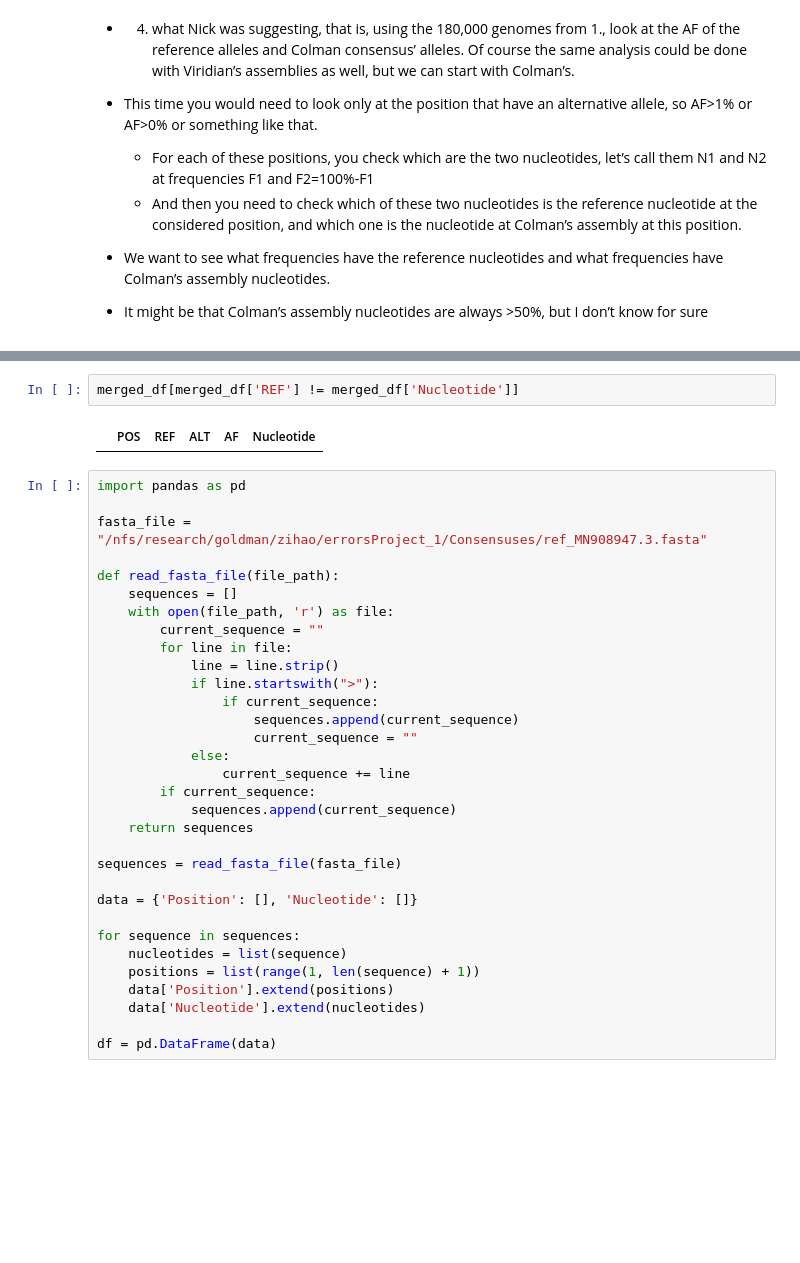
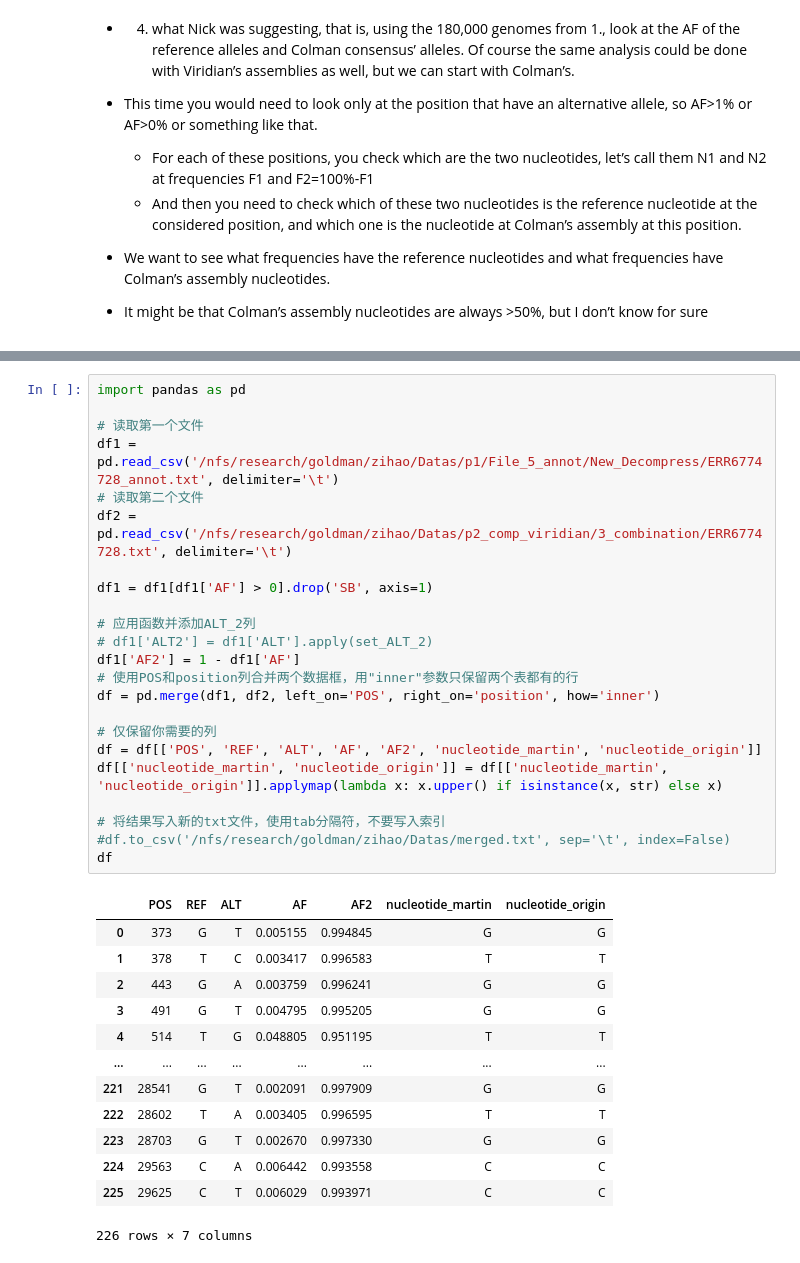
Before and after one commit to NicolaDM/EBI_INTER, a Jupyter notebook: Project_1_errorAnalysis/2.forAF_P4/1.Extract_annot.ipynb, the cells around one changed output, grey strips where cells are left out. Cells and saved outputs as stored; diff of their text form; blank space fills up the shorter version.

```diff
--- a/Project_1_errorAnalysis/2.forAF_P4/1.Extract_annot.ipynb
+++ b/Project_1_errorAnalysis/2.forAF_P4/1.Extract_annot.ipynb
@@ -117,36 +14,37 @@ merged_df
-# %%
-merged_df[merged_df['REF'] != merged_df['Nucleotide']]
-# %% [output]
-|  | POS | REF | ALT | AF | Nucleotide |
-# %%
-import pandas as pd
-
-fasta_file = "/nfs/research/goldman/zihao/errorsProject_1/Consensuses/ref_MN908947.3.fasta"
-
-def read_fasta_file(file_path):
-    sequences = []
-    with open(file_path, 'r') as file:
-        current_sequence = ""
-        for line in file:
-            line = line.strip()
-            if line.startswith(">"):
-                if current_sequence:
-                    sequences.append(current_sequence)
-                    current_sequence = ""
-            else:
-                current_sequence += line
-        if current_sequence:
-            sequences.append(current_sequence)
-    return sequences
-
-sequences = read_fasta_file(fasta_file)
-
-data = {'Position': [], 'Nucleotide': []}
-
-for sequence in sequences:
-    nucleotides = list(sequence)
-    positions = list(range(1, len(sequence) + 1))
-    data['Position'].extend(positions)
-    data['Nucleotide'].extend(nucleotides)
-
-df = pd.DataFrame(data)
+# %%
+import pandas as pd
+
+# 读取第一个文件
+df1 = pd.read_csv('/nfs/research/goldman/zihao/Datas/p1/File_5_annot/New_Decompress/ERR6774728_annot.txt', delimiter='\t')
+# 读取第二个文件
+df2 = pd.read_csv('/nfs/research/goldman/zihao/Datas/p2_comp_viridian/3_combination/ERR6774728.txt', delimiter='\t')
+
+df1 = df1[df1['AF'] > 0].drop('SB', axis=1)
+
+# 应用函数并添加ALT_2列
+# df1['ALT2'] = df1['ALT'].apply(set_ALT_2)
+df1['AF2'] = 1 - df1['AF']
+# 使用POS和position列合并两个数据框，用"inner"参数只保留两个表都有的行
+df = pd.merge(df1, df2, left_on='POS', right_on='position', how='inner')
+
+# 仅保留你需要的列
+df = df[['POS', 'REF', 'ALT', 'AF', 'AF2', 'nucleotide_martin', 'nucleotide_origin']]
+df[['nucleotide_martin', 'nucleotide_origin']] = df[['nucleotide_martin', 'nucleotide_origin']].applymap(lambda x: x.upper() if isinstance(x, str) else x)
+
+# 将结果写入新的txt文件，使用tab分隔符，不要写入索引
+#df.to_csv('/nfs/research/goldman/zihao/Datas/merged.txt', sep='\t', index=False)
+df
+# %% [output]
+|  | POS | REF | ALT | AF | AF2 | nucleotide_martin | nucleotide_origin |
+| 0 | 373 | G | T | 0.005155 | 0.994845 | G | G |
+| 1 | 378 | T | C | 0.003417 | 0.996583 | T | T |
+| 2 | 443 | G | A | 0.003759 | 0.996241 | G | G |
+| 3 | 491 | G | T | 0.004795 | 0.995205 | G | G |
+| 4 | 514 | T | G | 0.048805 | 0.951195 | T | T |
+| ... | ... | ... | ... | ... | ... | ... | ... |
+| 221 | 28541 | G | T | 0.002091 | 0.997909 | G | G |
+| 222 | 28602 | T | A | 0.003405 | 0.996595 | T | T |
+| 223 | 28703 | G | T | 0.002670 | 0.997330 | G | G |
+| 224 | 29563 | C | A | 0.006442 | 0.993558 | C | C |
+| 225 | 29625 | C | T | 0.006029 | 0.993971 | C | C |
+226 rows × 7 columns
```
Also changed, not shown: parts of 10 cells of this notebook, 15 other files.
